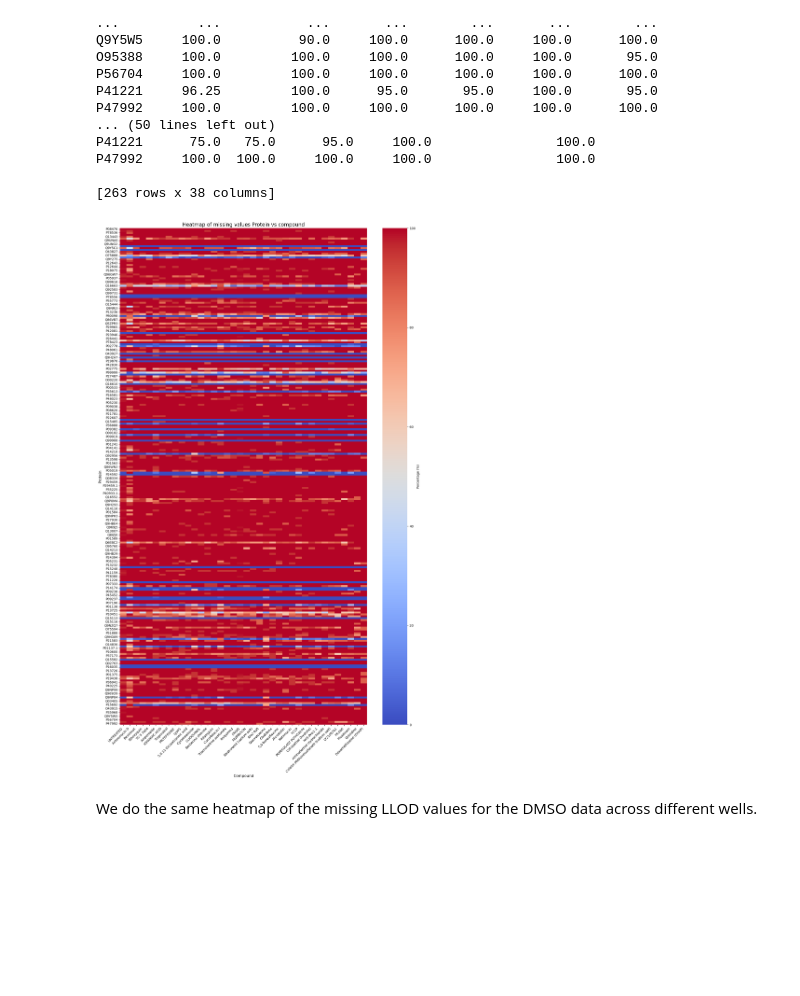
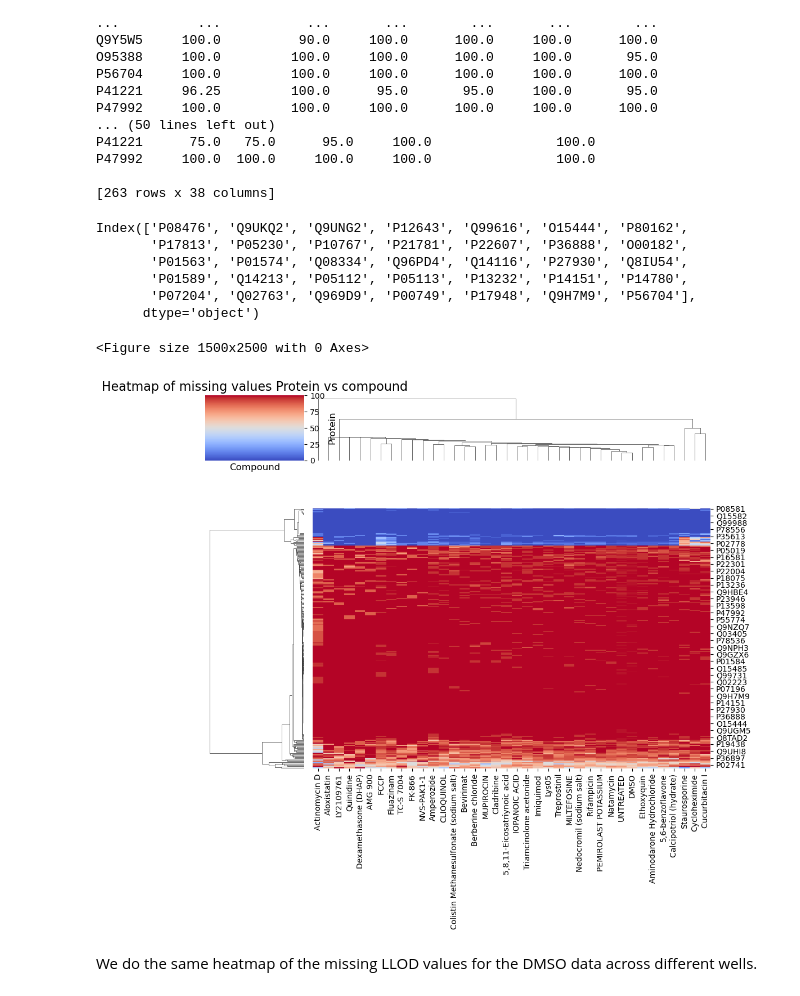
Before and after one commit to broadinstitute/2025_Grigoryan_Proteomics, a Jupyter notebook: 00.exploratory_analysis/first_analysis.ipynb, the cells around one changed output. Drawn from its saved outputs; the diff is of its cells as text; code cells hidden in the pictures; blank space fills up the shorter version.

```diff
--- a/00.exploratory_analysis/first_analysis.ipynb
+++ b/00.exploratory_analysis/first_analysis.ipynb
@@ -58,23 +63,36 @@ P41221      75.0   75.0      95.0     100.0                100.0
 P47992     100.0  100.0     100.0     100.0                100.0
 
 [263 rows x 38 columns]
+# %%
+## list of 35 proteins that are fully missing in all compounds
+
+proteins_fully_missing = missing_percent_df.index[(missing_percent_df == 100).all(axis=1)]
+print(proteins_fully_missing)
+# %% [output]
+Index(['P08476', 'Q9UKQ2', 'Q9UNG2', 'P12643', 'Q99616', 'O15444', 'P80162',
+       'P17813', 'P05230', 'P10767', 'P21781', 'P22607', 'P36888', 'O00182',
+       'P01563', 'P01574', 'Q08334', 'Q96PD4', 'Q14116', 'P27930', 'Q8IU54',
+       'P01589', 'Q14213', 'P05112', 'P05113', 'P13232', 'P14151', 'P14780',
+       'P07204', 'Q02763', 'Q969D9', 'P00749', 'P17948', 'Q9H7M9', 'P56704'],
+      dtype='object')
 # %%
 # heatmap of missing values Protein vs Compound
 
 plt.figure(figsize=(15, 25))
-sns.heatmap(missing_percent_df.astype(float), annot=False, cmap="coolwarm", fmt=".2f",
+sns.clustermap(missing_percent_df.astype(float), annot=False, cmap="coolwarm", fmt=".2f",
             cbar_kws={'label': 'Percentage (%)'})
 
 
 plt.title("Heatmap of missing values Protein vs compound", fontsize=16)
 plt.xlabel("Compound", fontsize=12)
 plt.ylabel("Protein", fontsize=12)
 
 plt.xticks(rotation=45, ha='right')
 plt.tight_layout()
 plt.show()
 # %% [output]
+<Figure size 1500x2500 with 0 Axes>
-[figure, old version]
+[figure, new version]
 # %% [markdown]
 We do the same heatmap of the missing LLOD values for the DMSO data across different wells.
 # %%
```
Also changed, not shown: parts of 15 cells of this notebook.
